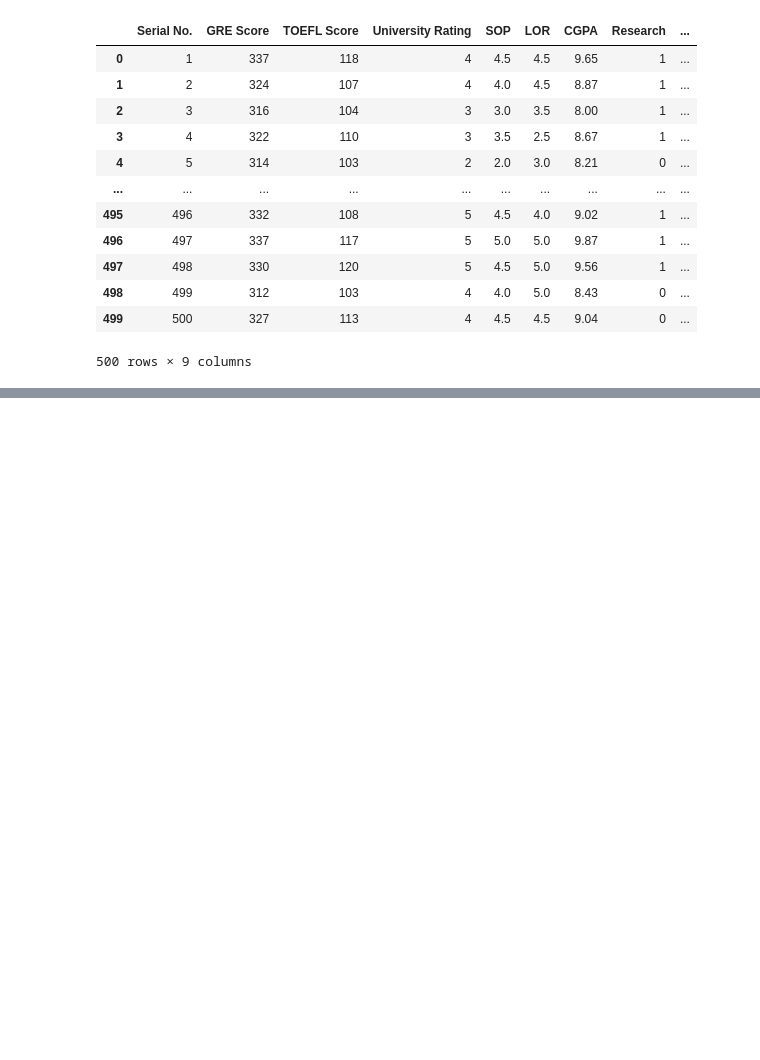
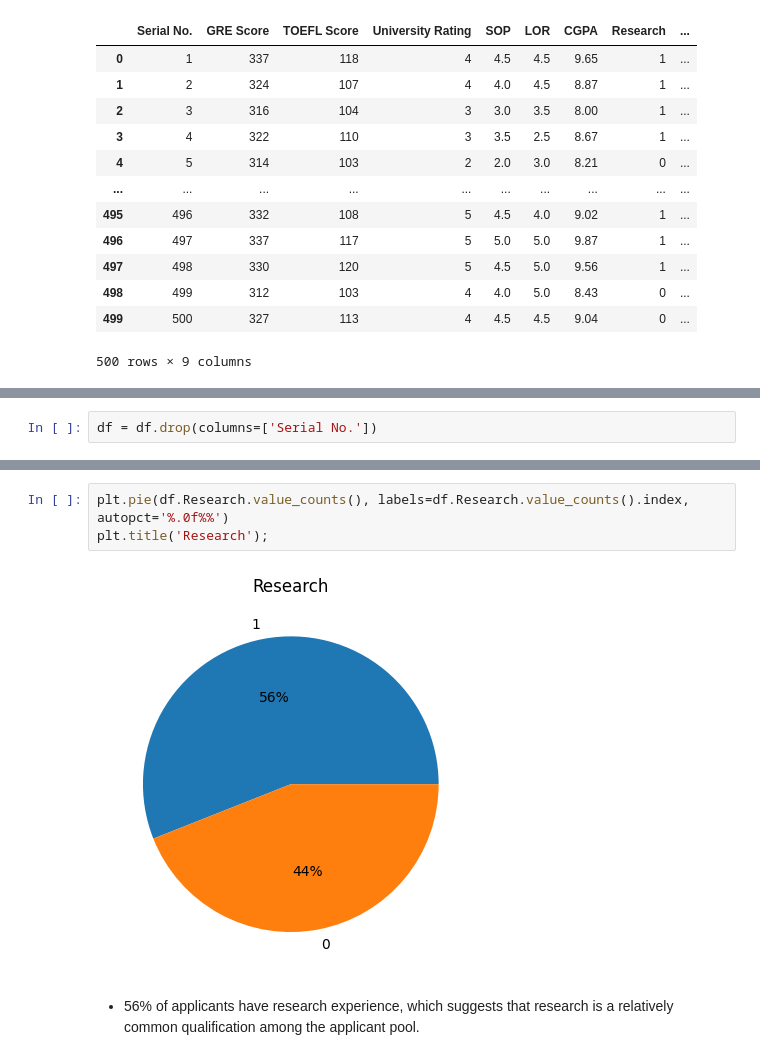
Before and after one commit to IshanSarkar/Education_Administration_Programs-Linear_Regression, a Jupyter notebook: python notebook/eap_lr.ipynb, the cells around one changed output, grey strips where cells are left out. Drawn from its saved outputs; the diff is of its cells as text; blank space fills up the shorter version.

```diff
--- a/python notebook/eap_lr.ipynb
+++ b/python notebook/eap_lr.ipynb
@@ -22,0 +200,2 @@ df
+# %%
+df = df.drop(columns=['Serial No.'])
@@ -22,0 +220,7 @@ df
+# %%
+plt.pie(df.Research.value_counts(), labels=df.Research.value_counts().index, autopct='%.0f%%')
+plt.title('Research');
+# %% [output]
+[figure, added]
+# %% [markdown]
+- 56% of applicants have research experience, which suggests that research is a relatively common qualification among the applicant pool.
```
Also changed, not shown: parts of 33 cells of this notebook.
